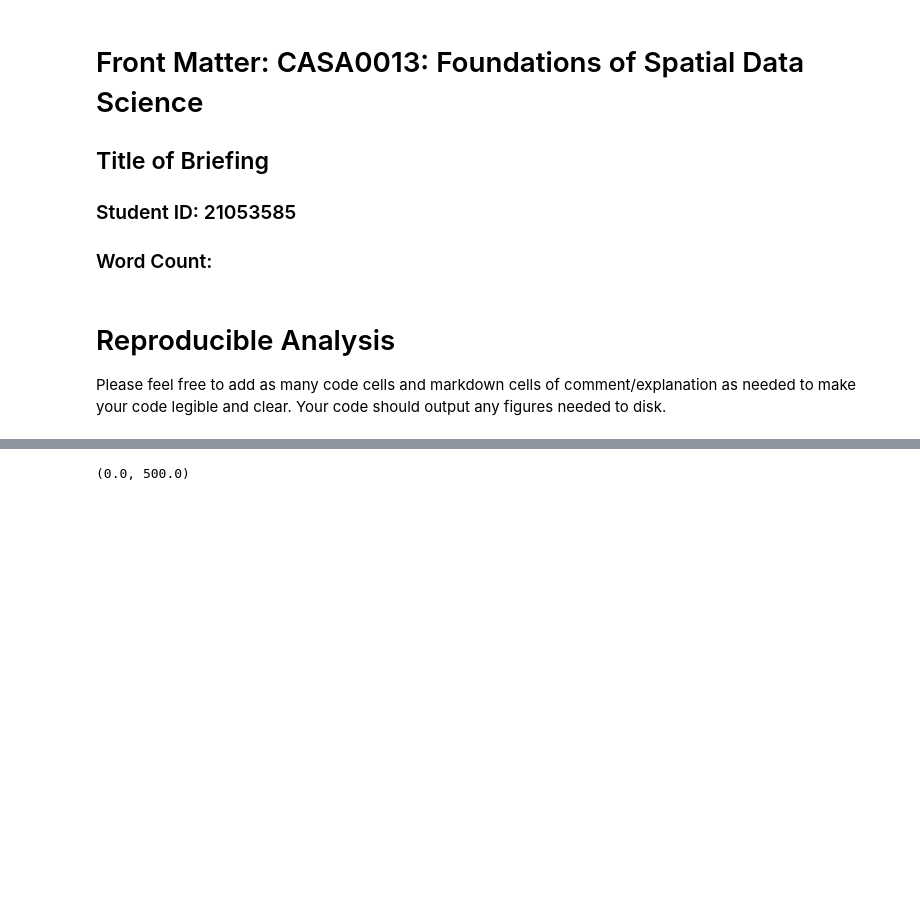
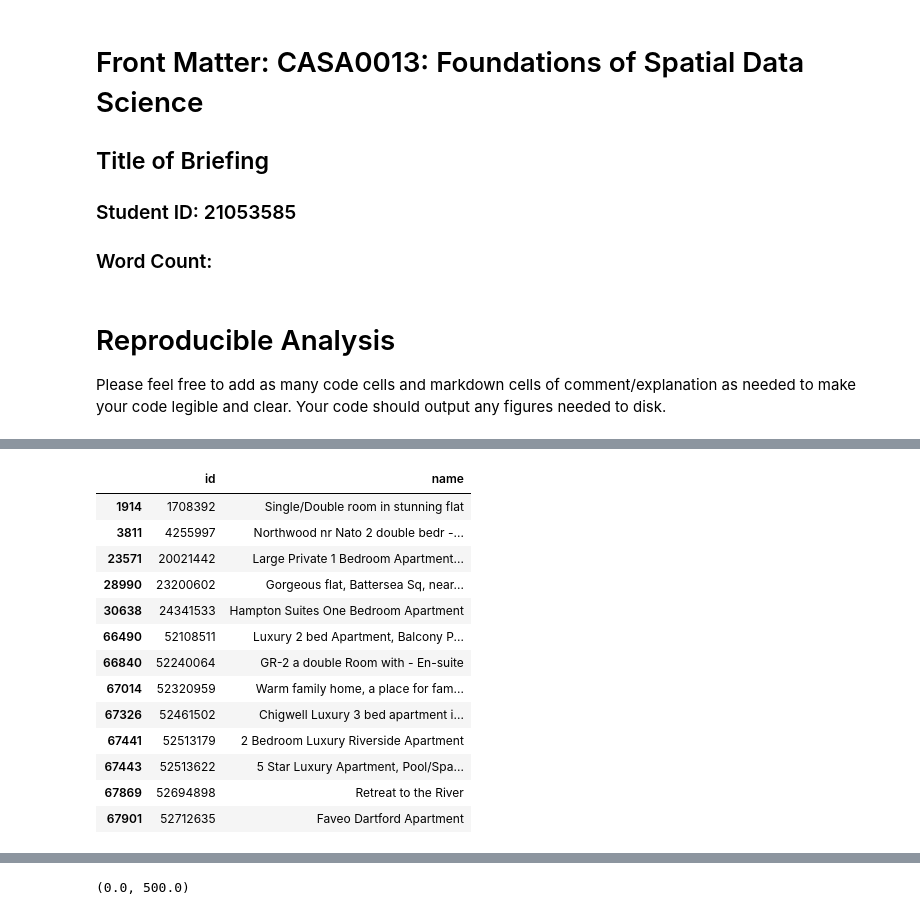
Before and after one commit to ShiraoZhang/i2p, a Jupyter notebook: Assessment-3-Template-Notebook.ipynb, the cells around one changed output, grey strips where cells are left out. Saved outputs shown, nothing was run; the diff lists cells and outputs as text; code cells hidden in the pictures; blank space fills up the shorter version.

```diff
--- a/Assessment-3-Template-Notebook.ipynb
+++ b/Assessment-3-Template-Notebook.ipynb
@@ -49,5 +68,20 @@ gdf_la.drop(columns=['index_right','HECTARES','NONLD_AREA','ONS_INNER'], inplace
 # %%
-# gdf[gdf_la.NAME.isna()][['id','name']]
+gdf[gdf_la.NAME.isna()][['id','name']]
+# %% [output]
+|  | id | name |
+| 1914 | 1708392 | Single/Double room in stunning flat |
+| 3811 | 4255997 | Northwood nr Nato 2 double bedr -... |
+| 23571 | 20021442 | Large Private 1 Bedroom Apartment... |
+| 28990 | 23200602 | Gorgeous flat, Battersea Sq, near... |
+| 30638 | 24341533 | Hampton Suites One Bedroom Apartment |
+| 66490 | 52108511 | Luxury 2 bed Apartment, Balcony P... |
+| 66840 | 52240064 | GR-2 a double Room with - En-suite |
+| 67014 | 52320959 | Warm family home, a place for fam... |
+| 67326 | 52461502 | Chigwell Luxury 3 bed apartment i... |
+| 67441 | 52513179 | 2 Bedroom Luxury Riverside Apartment |
+| 67443 | 52513622 | 5 Star Luxury Apartment, Pool/Spa... |
+| 67869 | 52694898 | Retreat to the River |
+| 67901 | 52712635 | Faveo Dartford Apartment |
 # %%
 ## Map Problematic Listings
 ax = gdf_la[gdf_la.NAME.isna()].plot()
```
Also changed, not shown: parts of 7 cells of this notebook.
